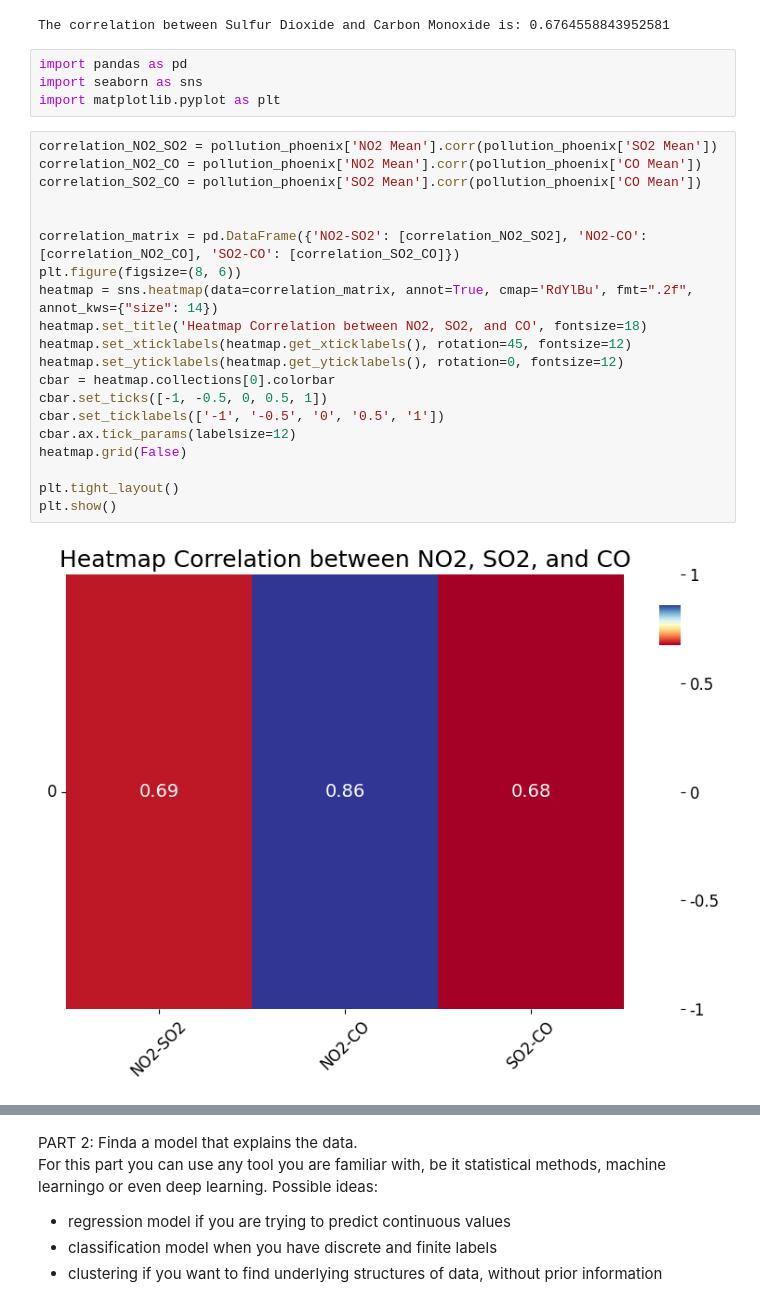
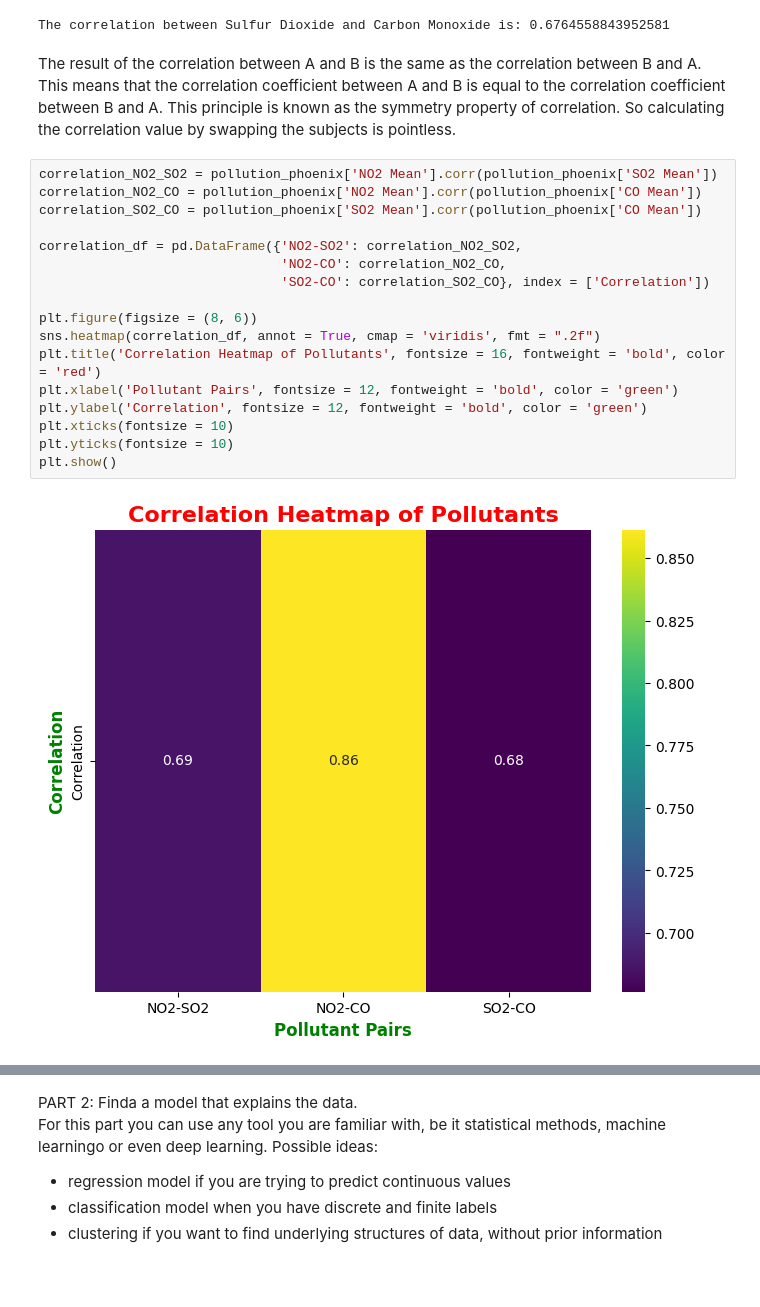
Before and after one commit to letizialanza01/Project_US_Pollution, a Jupyter notebook: Project_US_Pollution.ipynb, the cells around one changed output, grey strips where cells are left out. Cells and saved outputs as stored; diff of their text form; blank space fills up the shorter version.

```diff
--- a/Project_US_Pollution.ipynb
+++ b/Project_US_Pollution.ipynb
@@ -1041,29 +1056,24 @@ The correlation between Nitrogen Dioxide and Carbon Monoxide is: 0.8613564171498
 print('The correlation between Sulfur Dioxide and Carbon Monoxide is:', pollution_phoenix['SO2 Mean'].corr(pollution_phoenix['CO Mean']))
 # %% [output]
 The correlation between Sulfur Dioxide and Carbon Monoxide is: 0.6764558843952581
-# %%
-import pandas as pd
-import seaborn as sns
-import matplotlib.pyplot as plt
+# %% [markdown]
+The result of the correlation between A and B is the same as the correlation between B and A. This means that the correlation coefficient between A and B is equal to the correlation coefficient between B and A. This principle is known as the symmetry property of correlation. So calculating the correlation value by swapping the subjects is pointless.
 # %%
 correlation_NO2_SO2 = pollution_phoenix['NO2 Mean'].corr(pollution_phoenix['SO2 Mean'])
 correlation_NO2_CO = pollution_phoenix['NO2 Mean'].corr(pollution_phoenix['CO Mean'])
 correlation_SO2_CO = pollution_phoenix['SO2 Mean'].corr(pollution_phoenix['CO Mean'])
 
+correlation_df = pd.DataFrame({'NO2-SO2': correlation_NO2_SO2,
+                               'NO2-CO': correlation_NO2_CO,
+                               'SO2-CO': correlation_SO2_CO}, index = ['Correlation'])
 
-correlation_matrix = pd.DataFrame({'NO2-SO2': [correlation_NO2_SO2], 'NO2-CO': [correlation_NO2_CO], 'SO2-CO': [correlation_SO2_CO]})
-plt.figure(figsize=(8, 6))
-heatmap = sns.heatmap(data=correlation_matrix, annot=True, cmap='RdYlBu', fmt=".2f", annot_kws={"size": 14})
-heatmap.set_title('Heatmap Correlation between NO2, SO2, and CO', fontsize=18)
-heatmap.set_xticklabels(heatmap.get_xticklabels(), rotation=45, fontsize=12)
-heatmap.set_yticklabels(heatmap.get_yticklabels(), rotation=0, fontsize=12)
-cbar = heatmap.collections[0].colorbar
-cbar.set_ticks([-1, -0.5, 0, 0.5, 1])
-cbar.set_ticklabels(['-1', '-0.5', '0', '0.5', '1'])
-cbar.ax.tick_params(labelsize=12)
-heatmap.grid(False)
-
-plt.tight_layout()
+plt.figure(figsize = (8, 6))
+sns.heatmap(correlation_df, annot = True, cmap = 'viridis', fmt = ".2f")
+plt.title('Correlation Heatmap of Pollutants', fontsize = 16, fontweight = 'bold', color = 'red')
+plt.xlabel('Pollutant Pairs', fontsize = 12, fontweight = 'bold', color = 'green')
+plt.ylabel('Correlation', fontsize = 12, fontweight = 'bold', color = 'green')
+plt.xticks(fontsize = 10)
+plt.yticks(fontsize = 10)
 plt.show()
 # %% [output]
-[figure, old version]
+[figure, new version]
```
Also changed, not shown: parts of 31 cells of this notebook.
